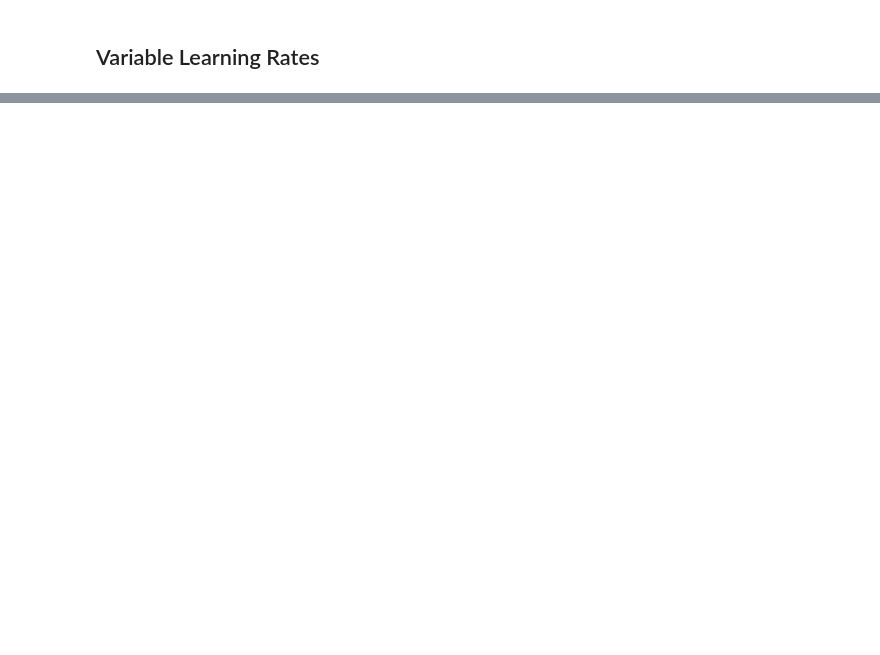
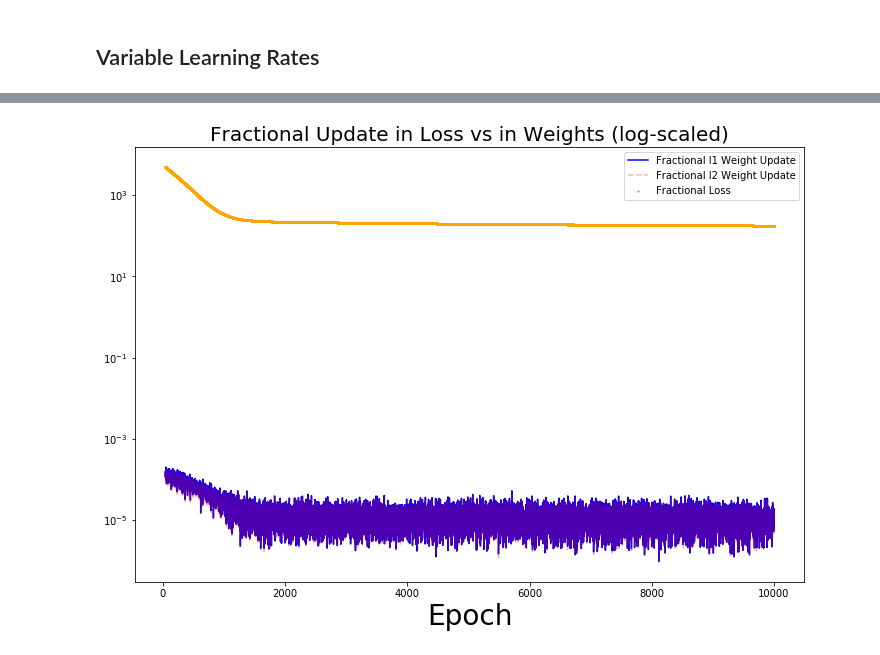
Before and after one commit to laurabrink13/Witsenhausen-Counterexample-with-NNs, a Jupyter notebook: Witsenhausen TF Variable LR.ipynb, the cells around one changed output, grey strips where cells are left out. Saved outputs shown, nothing was run; the diff lists cells and outputs as text; code cells hidden in the pictures; blank space fills up the shorter version.

```diff
--- a/Witsenhausen TF Variable LR.ipynb
+++ b/Witsenhausen TF Variable LR.ipynb
@@ -218,0 +403,11 @@ plt.scatter(x_train[:8000], all_u1 + x_train[:8000])
+# %%
+plt.scatter(epoch_num_range, mc_losses[ignore_first:], c='orange', label='Fractional Loss', s=2.0)
+plt.plot(epoch_num_range, l1_weight_updates[ignore_first:], c='blue', label='Fractional l1 Weight Update')
+plt.plot(epoch_num_range, l2_weight_updates[ignore_first:], c='red', alpha=0.3, linestyle='--', label='Fractional l2 Weight Update')
+plt.xlabel('Epoch', fontsize=28)
+plt.semilogy()
+plt.legend();
+plt.title('Fractional Update in Loss vs in Weights (log-scaled)', fontsize=20);
+# plt.savefig('figs/fixed_encoder_test/with_noise_train_weight_history_logscale.png');
+# %% [output]
+[figure, added]
```
Also changed, not shown: parts of 33 cells of this notebook, 8 other files.
